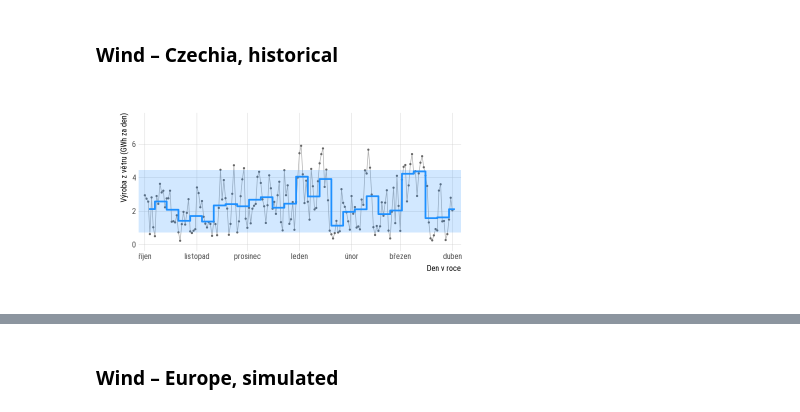
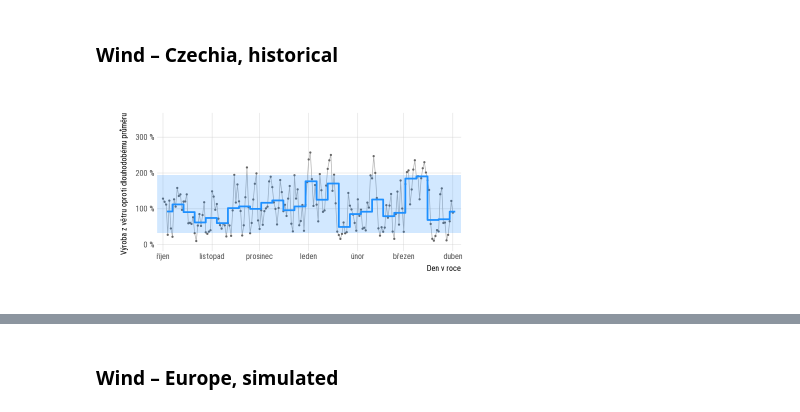
Before and after one commit to mgrabovsky/variabilita-oze, a Jupyter notebook: notebooks/charts.ipynb, the cells around one changed output, grey strips where cells are left out. Cells and saved outputs as stored; diff of their text form; code cells hidden in the pictures.

```diff
--- a/notebooks/charts.ipynb
+++ b/notebooks/charts.ipynb
@@ -98,7 +120,7 @@ cz_entsoe <- (2015:2023) |>
           # There are a couple of hours with zero load, replace those with linear
           # approximation (the mean of the two neighbouring hours if there's only
           # one missing).
-          across(Demand, ~ if_else(Demand == 0, NA, Demand) |> zoo::na.approx(maxgap = 2))
+          across(Demand, ~ if_else(.x == 0, NA, .x) |> zoo::na.approx(maxgap = 2))
         )
   ) |>
   list_rbind() |>
@@ -466,14 +579,10 @@ Adding another scale for y, which will replace the existing scale.
 # %% [markdown]
 ### Wind – Czechia, historical
 # %%
+# TODO: Fix concatenation in winter -- Dec 2019 should be followed by Jan 2020.
 df_wind_cz_daily <- cz_entsoe |>
-  mutate(
-    Date = as_date(Date),
-    # Capacity factor to GWh.
-    # NOTE: Using current (end of 2023) capacity.
-    Onshore = .343 * Onshore
-  ) |>
-  summarise(across(Onshore, sum), .by = Date) |>
+  mutate(Date = as_date(Date)) |>
+  summarise(WindCf = mean(Onshore), .by = Date) |>
   mutate(
     DayOfYear = if_else(
       month(Date) <= 6,
@@ -481,9 +590,11 @@ df_wind_cz_daily <- cz_entsoe |>
       yday(Date)
     ),
     Year = year(Date)
-  )
+  ) |>
+  filter(between(DayOfYear, 274, 457)) |>
+  mutate(WindRelative = WindCf / mean(WindCf))
 
-scales_wind_cz_daily <- function(ylim = c(0, 7.5)) {
+scales_wind_cz_daily <- function(ylim = c(0, 3.5)) {
   list(
     scale_x_continuous(
       "Den v roce",
@@ -491,37 +602,42 @@ scales_wind_cz_daily <- function(ylim = c(0, 7.5)) {
       labels = c("říjen", "listopad", "prosinec", "leden", "únor", "březen", "duben"),
       expand = expansion(mult = .02)
     ),
-    scale_y_continuous("Výroba z větru (GWh za den)", limits = ylim)
+    scale_y_continuous(
+      "Výroba z větru oproti dlouhodobému průměru",
+      labels = scales::label_percent(decimal.mark = ",", suffix = " %"),
+      limits = ylim
+    )
   )
 }
 # %%
 options(repr.plot.height = 3.5, repr.plot.width = 6.5)
 
 df_wind_cz_daily |>
-  filter(
-    Year == 2019,
-    between(DayOfYear, 274, 457)
-  ) |>
-  ggplot(aes(DayOfYear, Onshore)) +
+  filter(Year == 2019) |>
+  ggplot(aes(DayOfYear, WindRelative)) +
   geom_line(colour = "grey70", linewidth = .4) +
   geom_point(colour = "grey40", size = .6) +
   geom_rect(
     aes(ymin = q10, ymax = q90),
-    data = ~ summarise(.x, q10 = quantile(Onshore, .1), q90 = quantile(Onshore, .9)),
+    data = ~ .x |>
+        summarise(
+          q10 = quantile(WindRelative, .1),
+          q90 = quantile(WindRelative, .9)
+        ),
     xmin = -Inf,
     xmax = Inf,
     fill = colour_wind,
     alpha = .2,
     inherit.aes = FALSE
   ) +
   stat_summary_bin(
     geom = "step",
     binwidth = 7,
     colour = colour_wind,
     linewidth = 1,
     direction = "mid",
     fun = mean
   ) +
   scales_wind_cz_daily()
 # %% [output]
-[figure, old version]
+[figure, new version]
```
Also changed, not shown: parts of 16 cells of this notebook.
